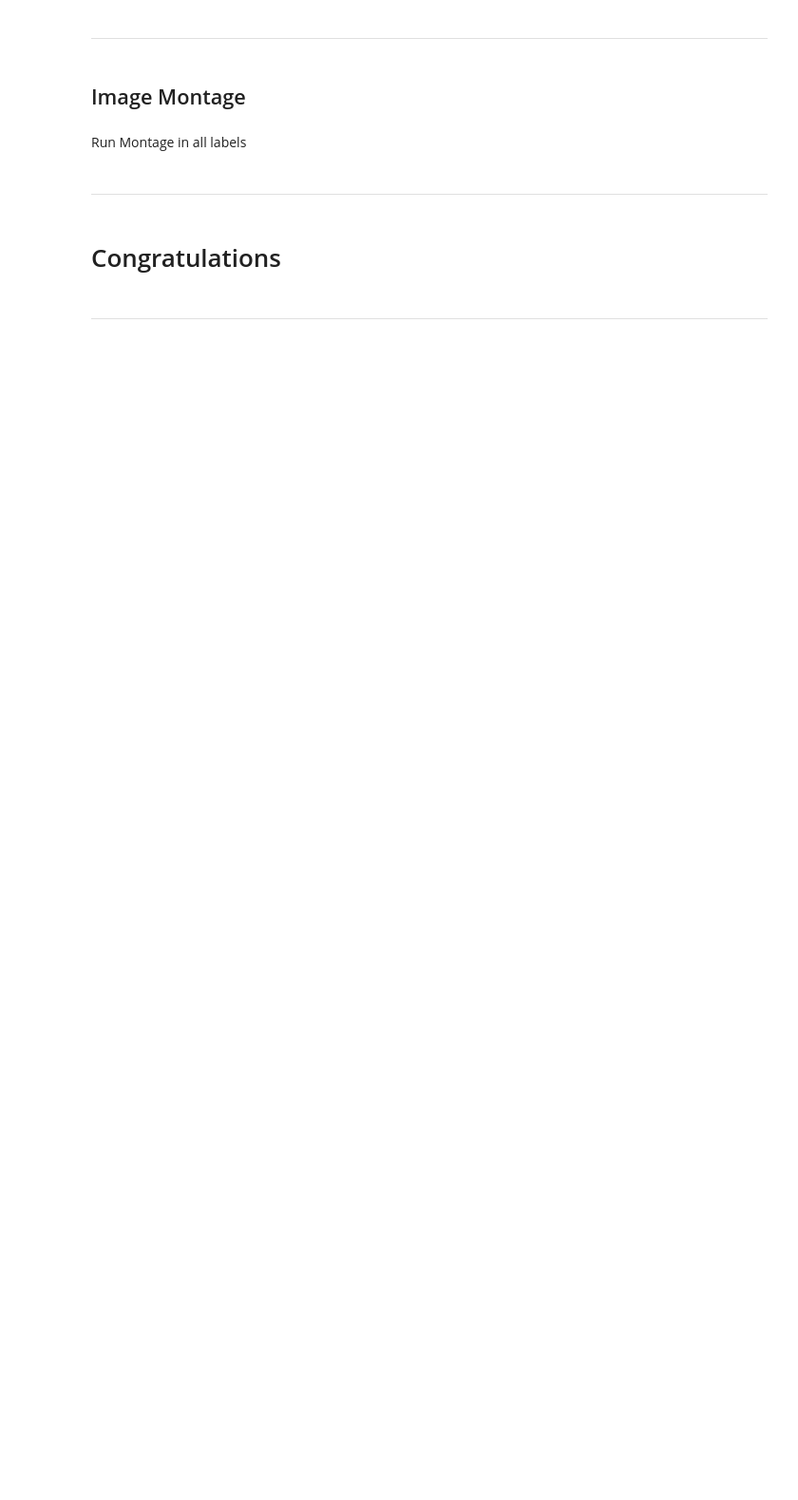
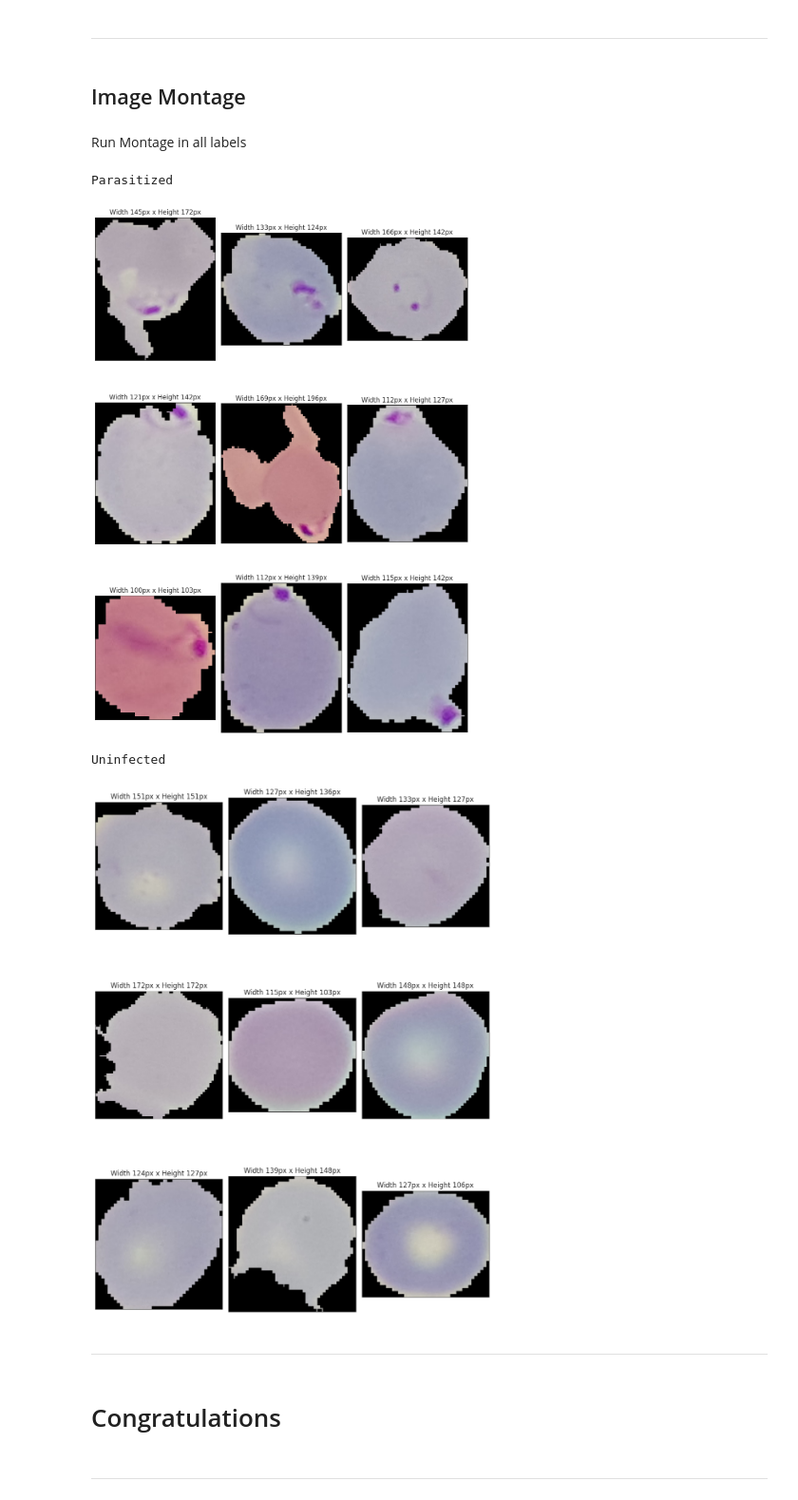
Before and after one commit to HasibullahFathi/malaria-detector, a Jupyter notebook: jupyter_notebooks/02 - DataVisualization.ipynb, the cells around one changed output. Shown at 95% size. Saved outputs shown, nothing was run; the diff lists cells and outputs as text; code cells hidden in the pictures; blank space fills up the shorter version.

```diff
--- a/jupyter_notebooks/02 - DataVisualization.ipynb
+++ b/jupyter_notebooks/02 - DataVisualization.ipynb
@@ -79,5 +339,19 @@ Save the image shape embeddings
 # %% [markdown]
 Run Montage in all labels
+# %%
+for label in labels:
+    print(label)
+    image_montage(dir_path=train_path,
+                  label_to_display=label,
+                  nrows=3, ncols=3,
+                  figsize=(10, 15)
+                  )
+    print("\n")
+# %% [output]
+Parasitized
+[figure, added]
+Uninfected
+[figure, added]
 # %% [markdown]
 ---
 # %% [markdown]
```
Also changed, not shown: parts of 18 cells of this notebook, 4 other files.
